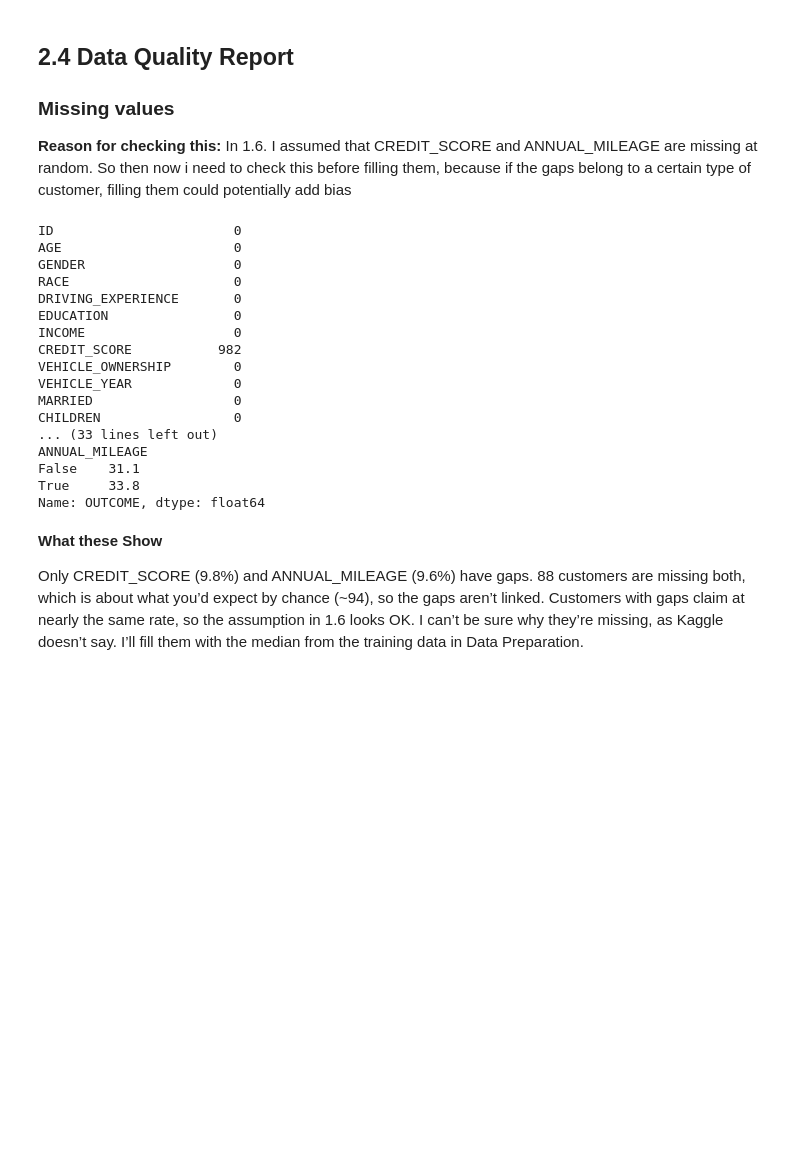
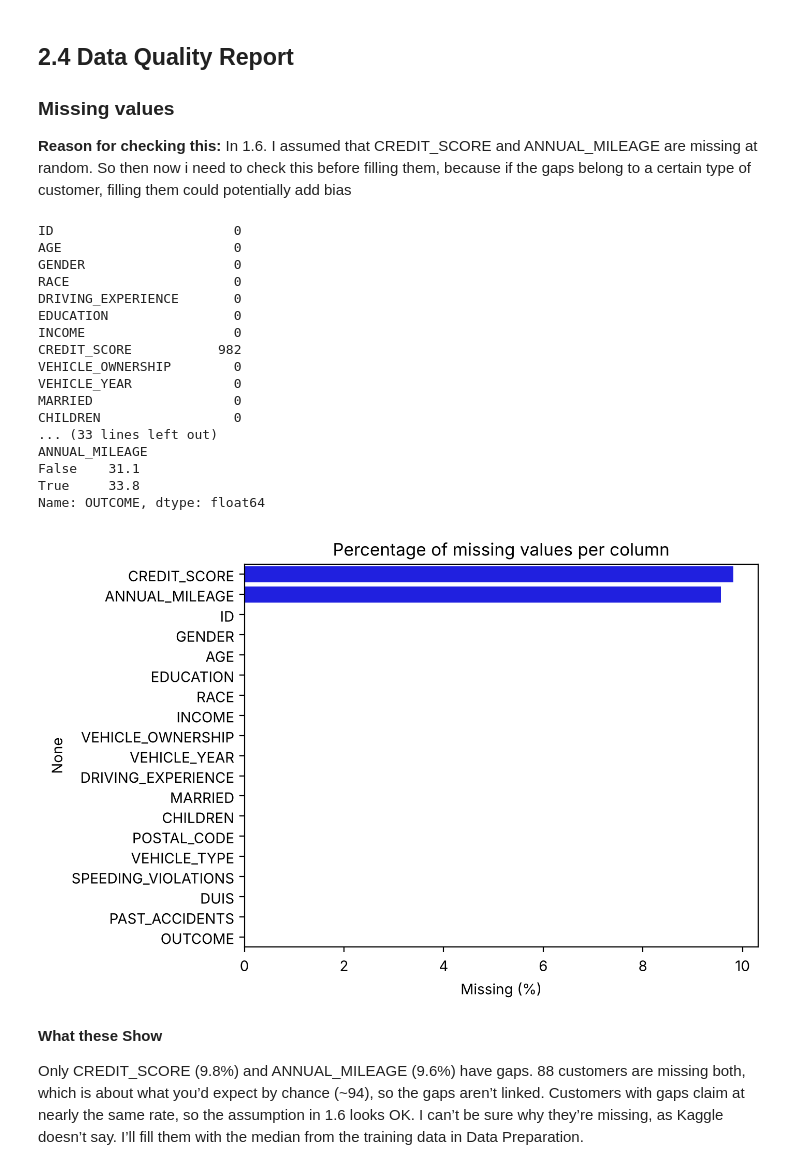
Before and after one commit to EronBaftjari/CA2_DataAnalytics, a Jupyter notebook: notebooks/T00253602_Baftjari_CA2_Notebook.ipynb, the cells around one changed output. Saved outputs shown, nothing was run; the diff lists cells and outputs as text; code cells hidden in the pictures; blank space fills up the shorter version.

```diff
--- a/notebooks/T00253602_Baftjari_CA2_Notebook.ipynb
+++ b/notebooks/T00253602_Baftjari_CA2_Notebook.ipynb
@@ -507,33 +568,41 @@ print(missing_percent.round(1))
 
 # How many customers are missing both columns
 missing_both = df["CREDIT_SCORE"].isnull() & df["ANNUAL_MILEAGE"].isnull()
 print("Missing both:", missing_both.sum())
 
 # Claim rate for customers with a credit score (False) and without one (True)
 credit_missing = df["CREDIT_SCORE"].isnull()
 print((df.groupby(credit_missing)["OUTCOME"].mean() * 100).round(1))
 
 # Same check for mileage
 mileage_missing = df["ANNUAL_MILEAGE"].isnull()
 print((df.groupby(mileage_missing)["OUTCOME"].mean() * 100).round(1))
+
+# Bar chart of the % missing in each column (as in Lab 3)
+missing_share = (df.isnull().mean() * 100).sort_values(ascending=False)
+sns.barplot(x=missing_share.values, y=missing_share.index, color='b')
+plt.xlabel("Missing (%)")
+plt.title("Percentage of missing values per column")
+plt.show()
 # %% [output]
 ID                       0
 AGE                      0
 GENDER                   0
 RACE                     0
 DRIVING_EXPERIENCE       0
 EDUCATION                0
 INCOME                   0
 CREDIT_SCORE           982
 VEHICLE_OWNERSHIP        0
 VEHICLE_YEAR             0
 MARRIED                  0
 CHILDREN                 0
 ... (33 lines left out)
 ANNUAL_MILEAGE
 False    31.1
 True     33.8
 Name: OUTCOME, dtype: float64
+[figure, added]
 # %% [markdown]
 **What these Show**
 
```
Also changed, not shown: parts of 20 cells of this notebook, 1 other file.
